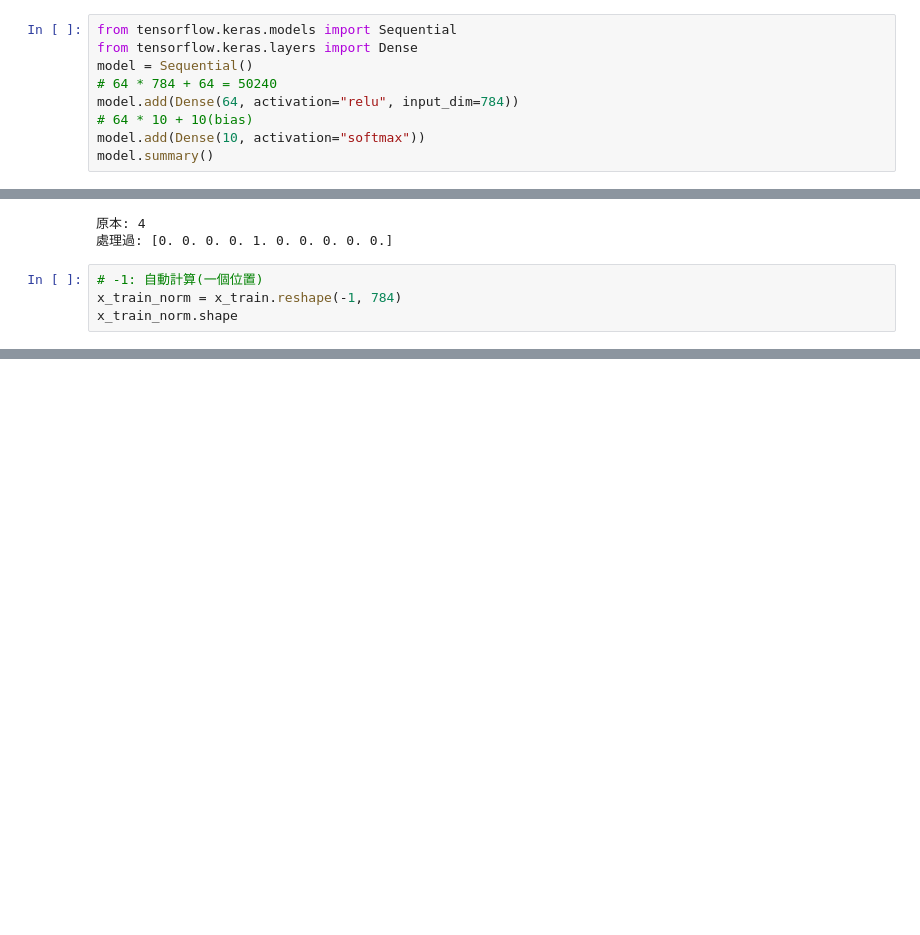
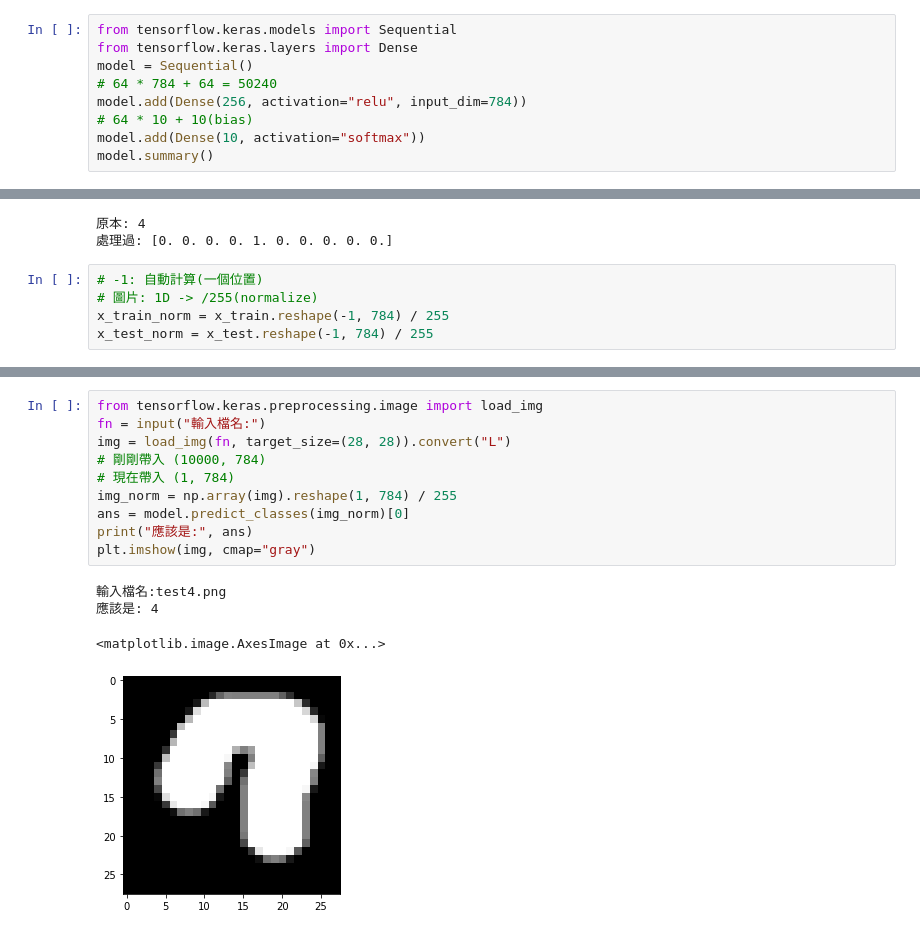
Before and after one commit to Elwing-Chou/ML0423, a Jupyter notebook: mnist.ipynb, the cells around one changed output, grey strips where cells are left out. Cells and saved outputs as stored; diff of their text form; blank space fills up the shorter version.

```diff
--- a/mnist.ipynb
+++ b/mnist.ipynb
@@ -48,7 +48,7 @@ from tensorflow.keras.models import Sequential
 from tensorflow.keras.layers import Dense
 model = Sequential()
 # 64 * 784 + 64 = 50240
-model.add(Dense(64, activation="relu", input_dim=784))
+model.add(Dense(256, activation="relu", input_dim=784))
 # 64 * 10 + 10(bias)
 model.add(Dense(10, activation="softmax"))
 model.summary()
@@ -82,5 +82,6 @@ print("處理過:", y_train_cat[2])
 處理過: [0. 0. 0. 0. 1. 0. 0. 0. 0. 0.]
 # %%
 # -1: 自動計算(一個位置)
-x_train_norm = x_train.reshape(-1, 784)
-x_train_norm.shape
+# 圖片: 1D -> /255(normalize)
+x_train_norm = x_train.reshape(-1, 784) / 255
+x_test_norm = x_test.reshape(-1, 784) / 255
@@ -88,0 +173,15 @@ x_train_norm.shape
+# %%
+from tensorflow.keras.preprocessing.image import load_img
+fn = input("輸入檔名:")
+img = load_img(fn, target_size=(28, 28)).convert("L")
+# 剛剛帶入 (10000, 784)
+# 現在帶入 (1, 784)
+img_norm = np.array(img).reshape(1, 784) / 255
+ans = model.predict_classes(img_norm)[0]
+print("應該是:", ans)
+plt.imshow(img, cmap="gray")
+# %% [output]
+輸入檔名:test4.png
+應該是: 4
+<matplotlib.image.AxesImage at 0x...>
+[figure, added]
```
Also changed, not shown: parts of 7 cells of this notebook.
